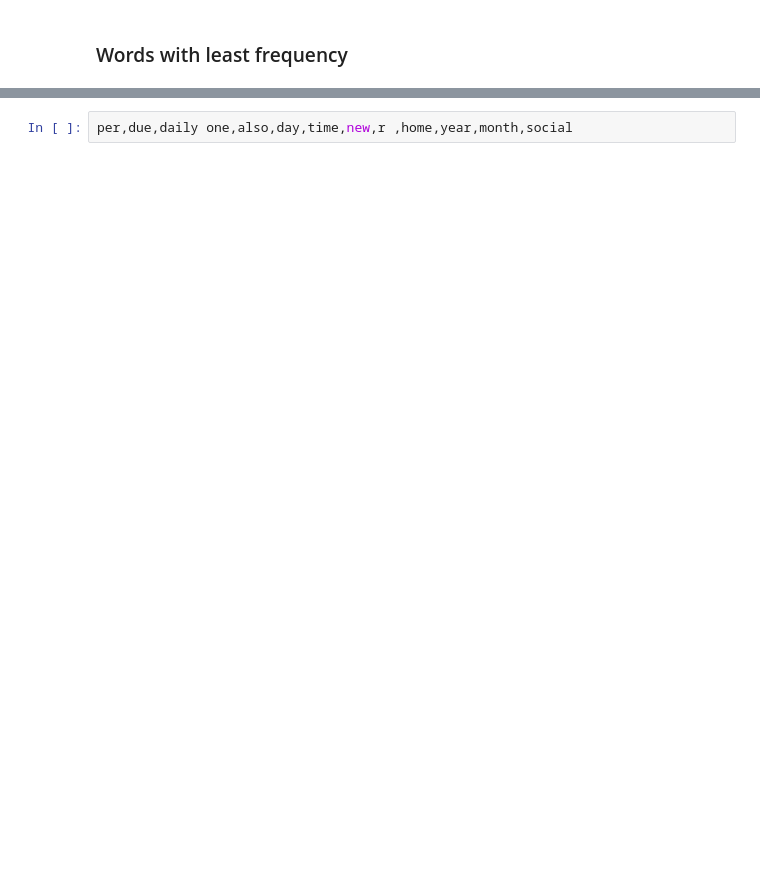
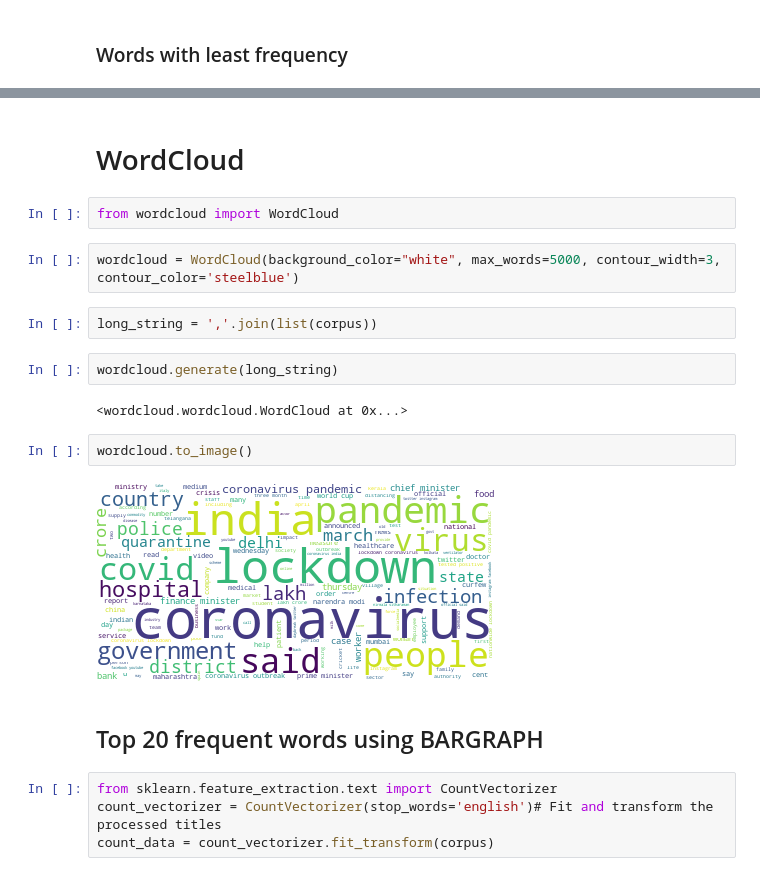
Before and after one commit to arpit282/Top-News-Hashtags, a Jupyter notebook: NLP_Word2vec.ipynb, the cells around one changed output, grey strips where cells are left out. Drawn from its saved outputs; the diff is of its cells as text; blank space fills up the shorter version.

```diff
--- a/NLP_Word2vec.ipynb
+++ b/NLP_Word2vec.ipynb
@@ -625,5 +638,25 @@ vocab1
  'video',
  'news',
  'spread']
-# %%
-per,due,daily one,also,day,time,new,r ,home,year,month,social
+# %% [markdown]
+# WordCloud
+# %%
+from wordcloud import WordCloud
+# %%
+wordcloud = WordCloud(background_color="white", max_words=5000, contour_width=3, contour_color='steelblue')
+# %%
+long_string = ','.join(list(corpus))
+# %%
+wordcloud.generate(long_string)
+# %% [output]
+<wordcloud.wordcloud.WordCloud at 0x...>
+# %%
+wordcloud.to_image()
+# %% [output]
+[figure, added]
+# %% [markdown]
+## Top 20 frequent words using BARGRAPH
+# %%
+from sklearn.feature_extraction.text import CountVectorizer
+count_vectorizer = CountVectorizer(stop_words='english')# Fit and transform the processed titles
+count_data = count_vectorizer.fit_transform(corpus)
```
Also changed, not shown: parts of 33 cells of this notebook, 11 other files.
